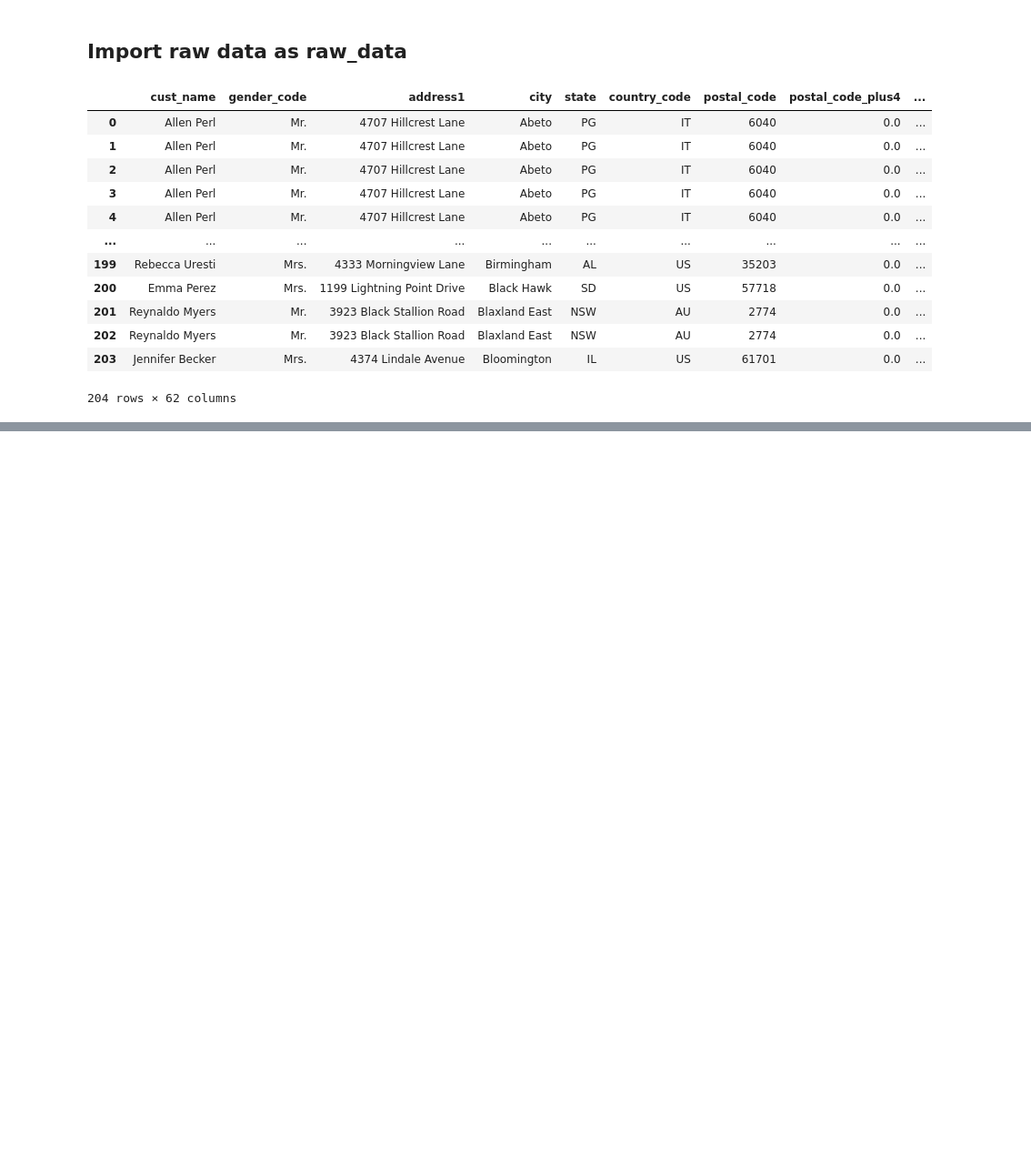
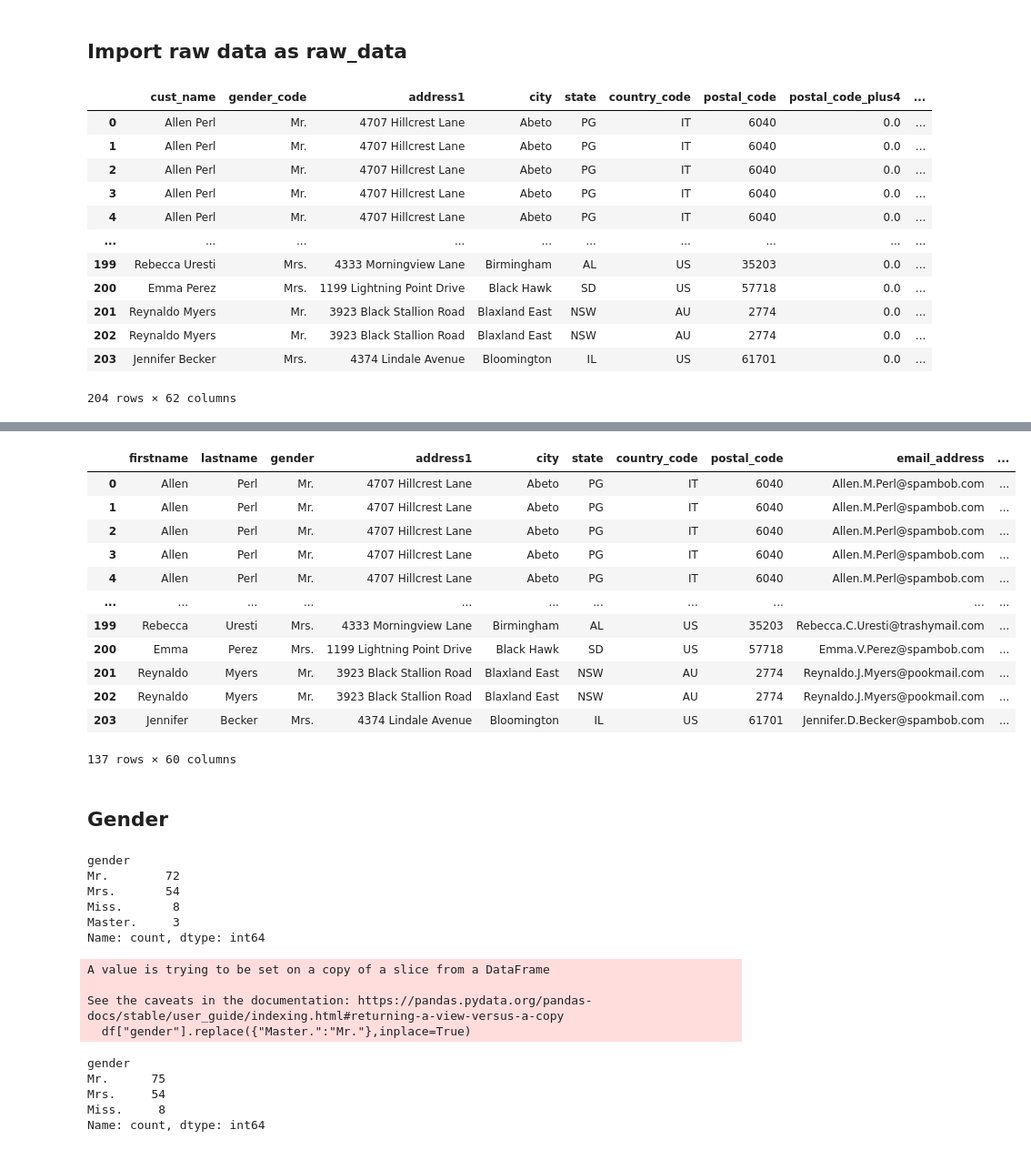
Before and after one commit to delidji88/Data-Analyst-Project, a Jupyter notebook: 3. Customer/customer.ipynb, the cells around one changed output, grey strips where cells are left out. Shown at 91% size. Cells and saved outputs as stored; diff of their text form; code cells hidden in the pictures; blank space fills up the shorter version.

```diff
--- a/3. Customer/customer.ipynb
+++ b/3. Customer/customer.ipynb
@@ -26,0 +231,5 @@ raw_data
+# %%
+# Replace American Expres by "American Express" or by using map
+df["creditcard_type"].replace({"American Expres" : "American Express"}, inplace = True)
+df["creditcard_type"].replace({"jcb" : "JCB"}, inplace = True)
+df
@@ -26,0 +280,8 @@ raw_data
+# %%
+#Year
+df["Year"] = df["order_ship_date"].dt.year
+#Month
+df["Month"] = df["order_ship_date"].dt.month
+#Day
+df["Day"] = df["order_ship_date"].dt.day
+df
@@ -26,0 +336,60 @@ raw_data
+# %%
+reorganised =['firstname', 'lastname','gender', 'address1', 'city', 'state', 'country_code',
+       'postal_code', 'email_address', 'phone_number', 'creditcard_type',
+       'salesman_id', 'nationality', 'national_id', 'creditcard_number',
+       'cust_id', 'order_id', 'order_time','Year', 'Month',
+       'Day', 'freight_charges',
+       'order_salesman', 'order_ship_date', 'age', 'order_value',
+       't_type', 'purchase_touchpoint', 'purchase_status', 'order_type',
+       'generation', 'baby food', 'diapers', 'formula', 'lotion',
+       'baby wash', 'wipes', 'fresh fruits', 'fresh vegetables', 'beer',
+       'wine', 'club soda', 'sports drink', 'chips', 'popcorn', 'oatmeal',
+       'medicines', 'canned foods', 'cigarettes', 'cheese',
+       'cleaning products', 'condiments', 'frozen foods', 'kitchen items',
+       'meat', 'office supplies', 'personal care', 'pet supplies',
+       'sea food', 'spices']
+# %%
+df = df[reorganised]
+# %%
+df
+# %% [output]
+|  | firstname | lastname | gender | address1 | city | state | country_code | postal_code | email_address | ... |
+| 0 | Allen | Perl | Mr. | 4707 Hillcrest Lane | Abeto | PG | IT | 6040 | Allen.M.Perl@spambob.com | ... |
+| 1 | Allen | Perl | Mr. | 4707 Hillcrest Lane | Abeto | PG | IT | 6040 | Allen.M.Perl@spambob.com | ... |
+| 2 | Allen | Perl | Mr. | 4707 Hillcrest Lane | Abeto | PG | IT | 6040 | Allen.M.Perl@spambob.com | ... |
+| 3 | Allen | Perl | Mr. | 4707 Hillcrest Lane | Abeto | PG | IT | 6040 | Allen.M.Perl@spambob.com | ... |
+| 4 | Allen | Perl | Mr. | 4707 Hillcrest Lane | Abeto | PG | IT | 6040 | Allen.M.Perl@spambob.com | ... |
+| ... | ... | ... | ... | ... | ... | ... | ... | ... | ... | ... |
+| 199 | Rebecca | Uresti | Mrs. | 4333 Morningview Lane | Birmingham | AL | US | 35203 | Rebecca.C.Uresti@trashymail.com | ... |
+| 200 | Emma | Perez | Mrs. | 1199 Lightning Point Drive | Black Hawk | SD | US | 57718 | Emma.V.Perez@spambob.com | ... |
+| 201 | Reynaldo | Myers | Mr. | 3923 Black Stallion Road | Blaxland East | NSW | AU | 2774 | Reynaldo.J.Myers@pookmail.com | ... |
+| 202 | Reynaldo | Myers | Mr. | 3923 Black Stallion Road | Blaxland East | NSW | AU | 2774 | Reynaldo.J.Myers@pookmail.com | ... |
+| 203 | Jennifer | Becker | Mrs. | 4374 Lindale Avenue | Bloomington | IL | US | 61701 | Jennifer.D.Becker@spambob.com | ... |
+137 rows × 60 columns
+# %% [markdown]
+## Gender
+# %%
+df["gender"].value_counts()
+# %% [output]
+gender
+Mr.        72
+Mrs.       54
+Miss.       8
+Master.     3
+Name: count, dtype: int64
+# %%
+# replace Master by Mr.
+df["gender"].replace({"Master.":"Mr."},inplace=True)
+# %% [output]
+A value is trying to be set on a copy of a slice from a DataFrame
+
+See the caveats in the documentation: https://pandas.pydata.org/pandas-docs/stable/user_guide/indexing.html#returning-a-view-versus-a-copy
+  df["gender"].replace({"Master.":"Mr."},inplace=True)
+# %%
+df["gender"].value_counts()
+# %% [output]
+gender
+Mr.      75
+Mrs.     54
+Miss.     8
+Name: count, dtype: int64
```
Also changed, not shown: parts of 26 cells of this notebook, 3 other files.
